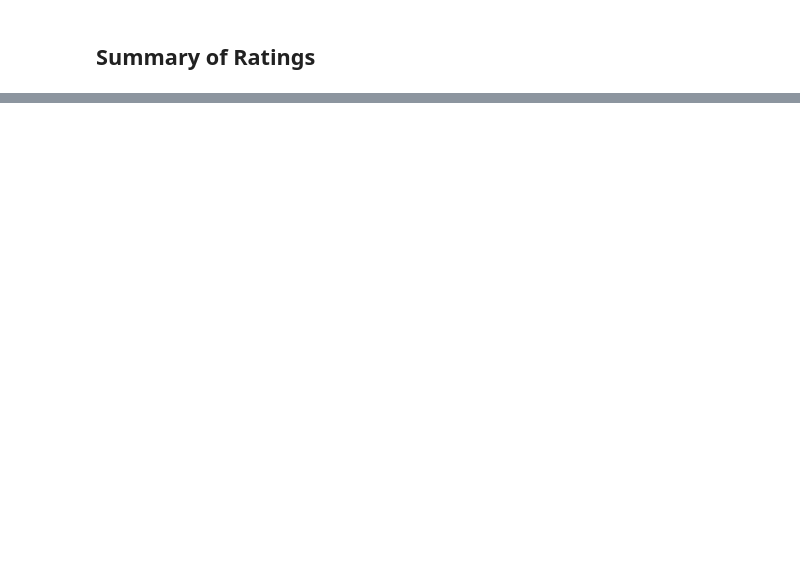
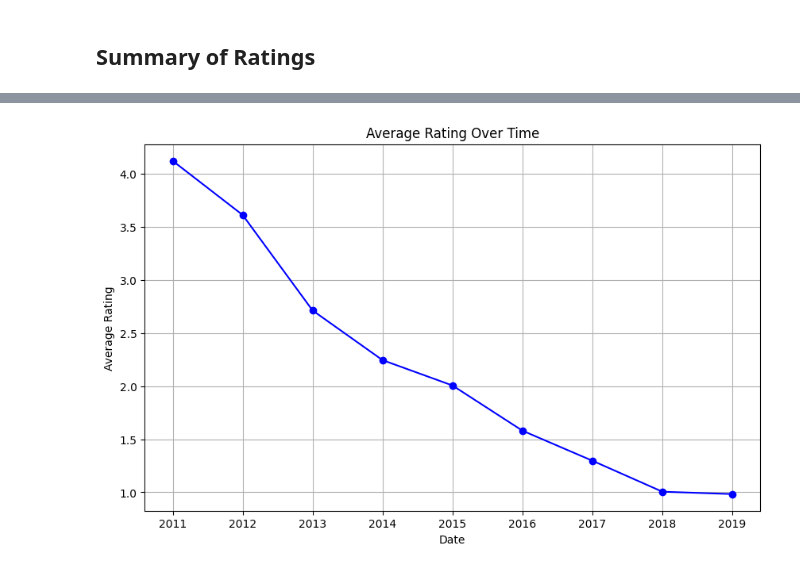
Before and after one commit to hamedahmed100/RR_8, a Jupyter notebook: RR_8.ipynb, the cells around one changed output, grey strips where cells are left out. Saved outputs shown, nothing was run; the diff lists cells and outputs as text; code cells hidden in the pictures; blank space fills up the shorter version.

Commit message:
Graph

```diff
--- a/RR_8.ipynb
+++ b/RR_8.ipynb
@@ -63,0 +67,4 @@ df.describe()
+# %%
+df['Average Rating'] = df.iloc[:, 1:16].mean(axis=1)
+
+(df)
@@ -63,0 +82,12 @@ df.describe()
+# %%
+
+# Plotting the graph
+plt.figure(figsize=(10, 6))
+plt.plot(df['Date'], df['Average Rating'], marker='o', color='b')
+plt.xlabel('Date')
+plt.ylabel('Average Rating')
+plt.title('Average Rating Over Time')
+plt.grid(True)
+plt.show()
+# %% [output]
+[figure, added]
```
Also changed, not shown: parts of 4 cells of this notebook.
